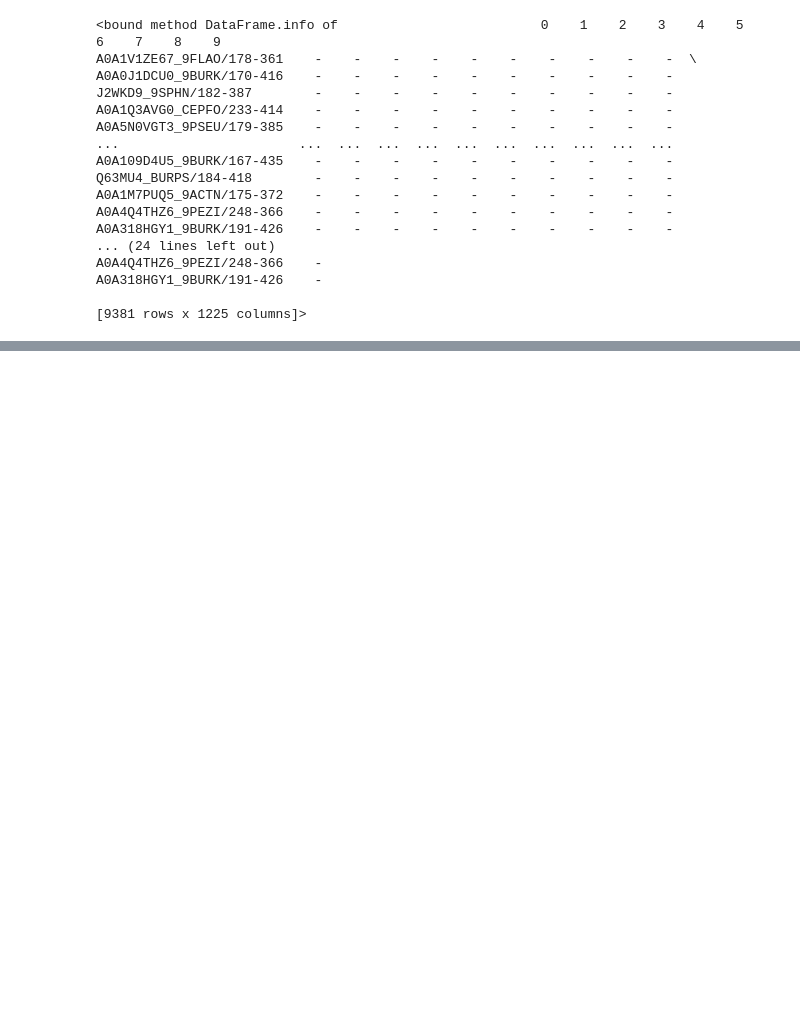
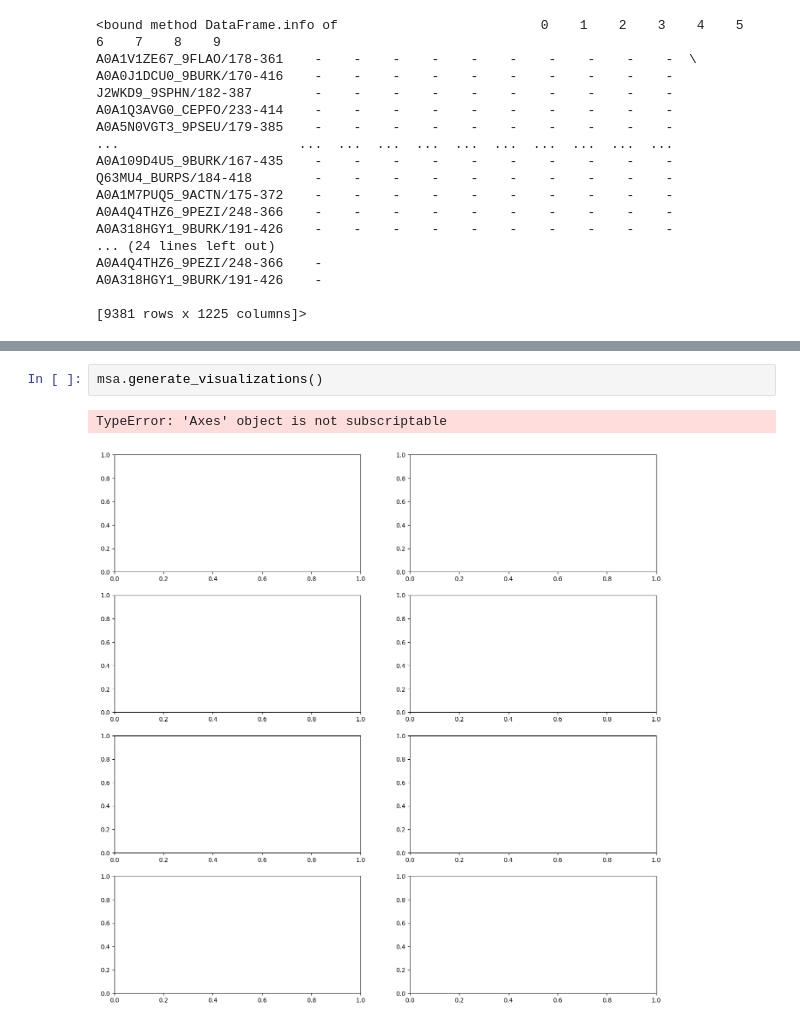
Before and after one commit to lcobiodata/msautils, a Jupyter notebook: examples/ring-hydroxylating_dioxygenase/example-ring-hydroxylating-dioxygenase.ipynb, the cells around one changed output, grey strips where cells are left out. Drawn from its saved outputs; the diff is of its cells as text; blank space fills up the shorter version.

Commit message:
Defer plotting to `generate_visualizations`.

```diff
--- a/examples/ring-hydroxylating_dioxygenase/example-ring-hydroxylating-dioxygenase.ipynb
+++ b/examples/ring-hydroxylating_dioxygenase/example-ring-hydroxylating-dioxygenase.ipynb
@@ -141,0 +112,5 @@ msa.generate_logos(color_scheme='NajafabadiEtAl2017')
+# %%
+msa.generate_visualizations()
+# %% [output]
+TypeError: 'Axes' object is not subscriptable
+[figure, added]
```
Also changed, not shown: parts of 9 cells of this notebook, 2 other files.
